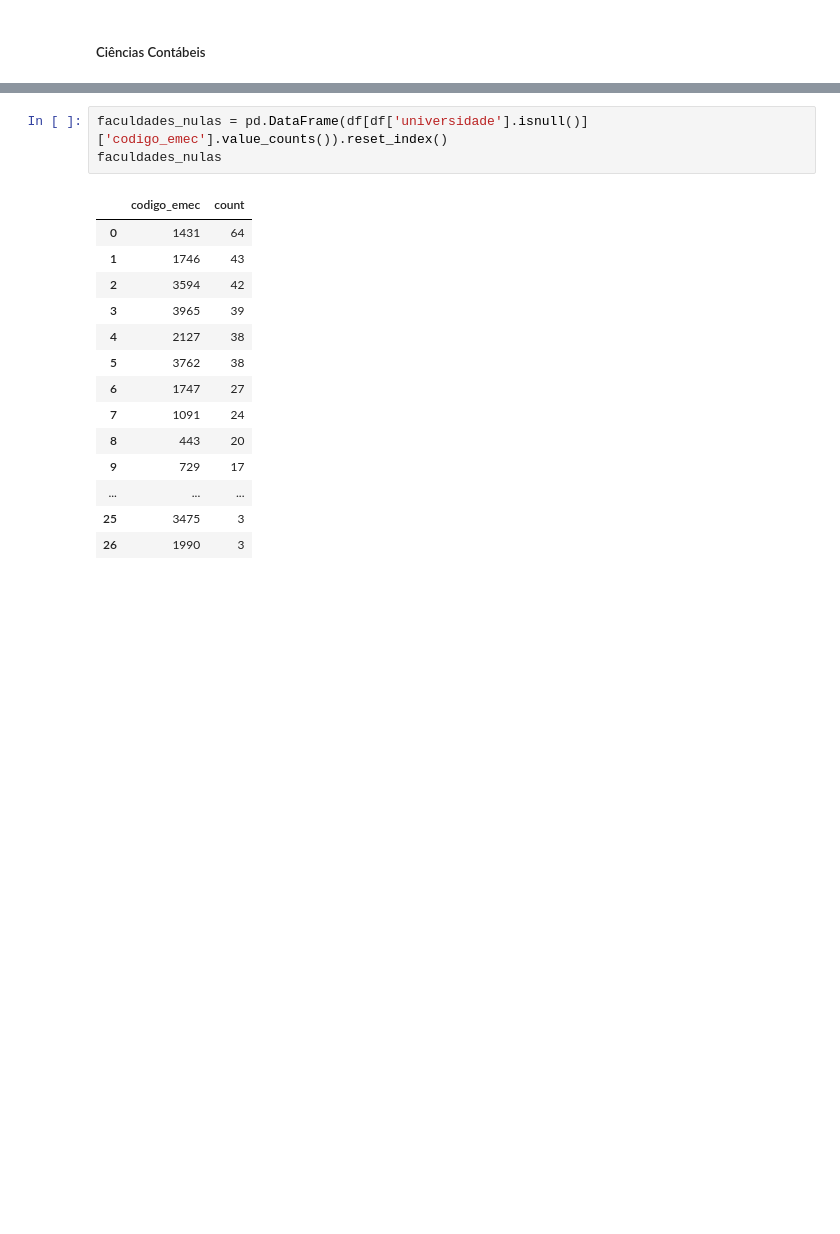
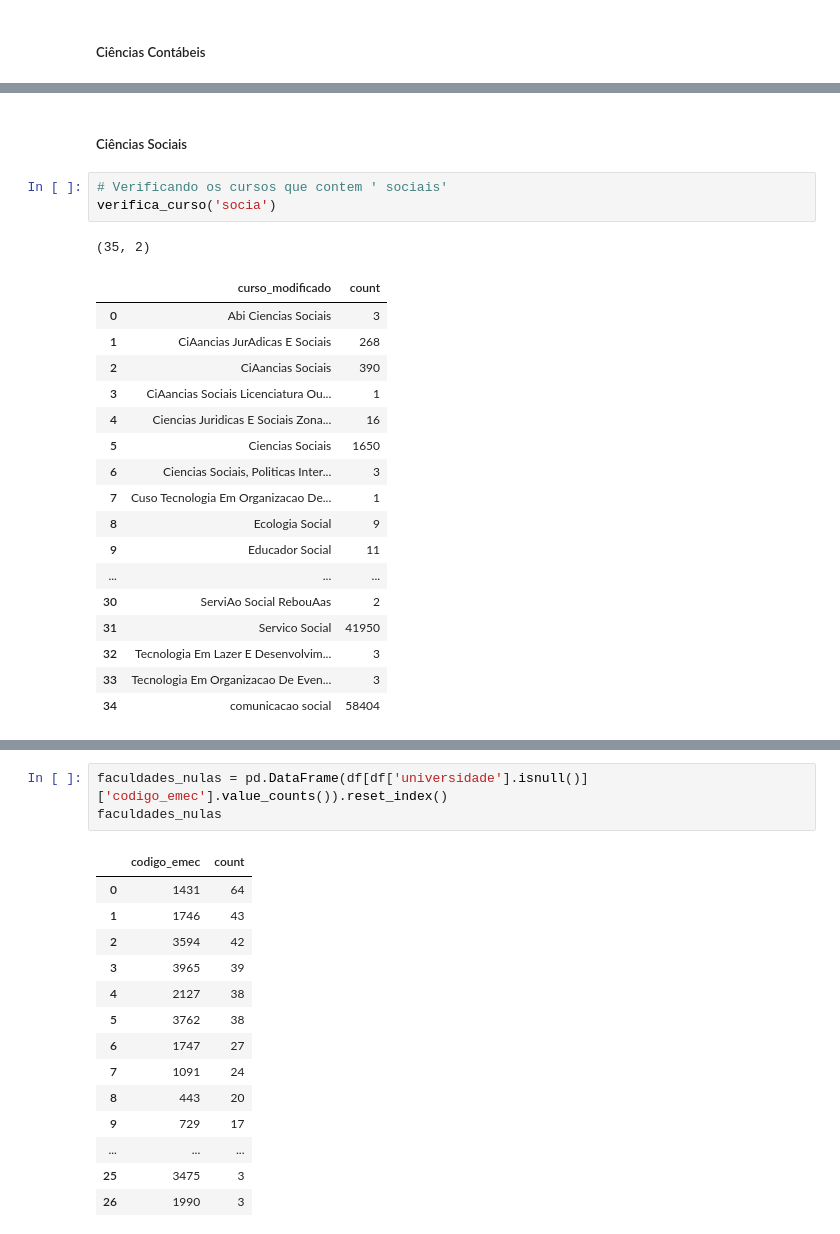
Before and after one commit to DanielCustodioDias/Projeto_PROUNI, a Jupyter notebook: main/tratamento/tratamento.ipynb, the cells around one changed output, grey strips where cells are left out. Saved outputs shown, nothing was run; the diff lists cells and outputs as text; blank space fills up the shorter version.

```diff
--- a/main/tratamento/tratamento.ipynb
+++ b/main/tratamento/tratamento.ipynb
@@ -1007,0 +854,24 @@ modifica_curso('odonto', 'odontologia')
+# %% [markdown]
+##### Ciências Sociais
+# %%
+# Verificando os cursos que contem ' sociais'
+verifica_curso('socia')
+# %% [output]
+(35, 2)
+|  | curso_modificado | count |
+| 0 | Abi Ciencias Sociais | 3 |
+| 1 | CiAancias JurAdicas E Sociais | 268 |
+| 2 | CiAancias Sociais | 390 |
+| 3 | CiAancias Sociais Licenciatura Ou... | 1 |
+| 4 | Ciencias Juridicas E Sociais Zona... | 16 |
+| 5 | Ciencias Sociais | 1650 |
+| 6 | Ciencias Sociais, Politicas Inter... | 3 |
+| 7 | Cuso Tecnologia Em Organizacao De... | 1 |
+| 8 | Ecologia Social | 9 |
+| 9 | Educador Social | 11 |
+| ... | ... | ... |
+| 30 | ServiAo Social RebouAas | 2 |
+| 31 | Servico Social | 41950 |
+| 32 | Tecnologia Em Lazer E Desenvolvim... | 3 |
+| 33 | Tecnologia Em Organizacao De Even... | 3 |
+| 34 | comunicacao social | 58404 |
```
Also changed, not shown: parts of 603 cells of this notebook.
